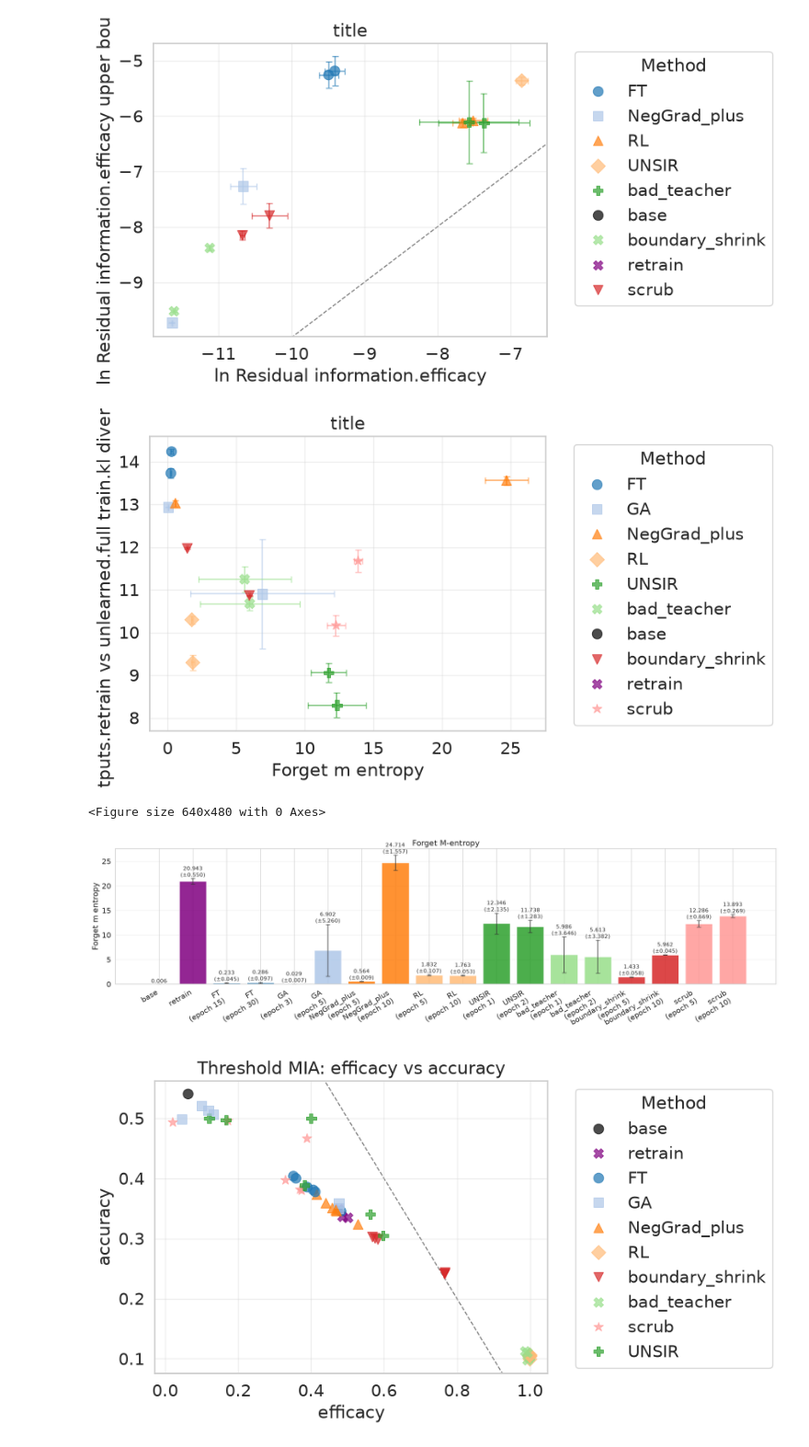
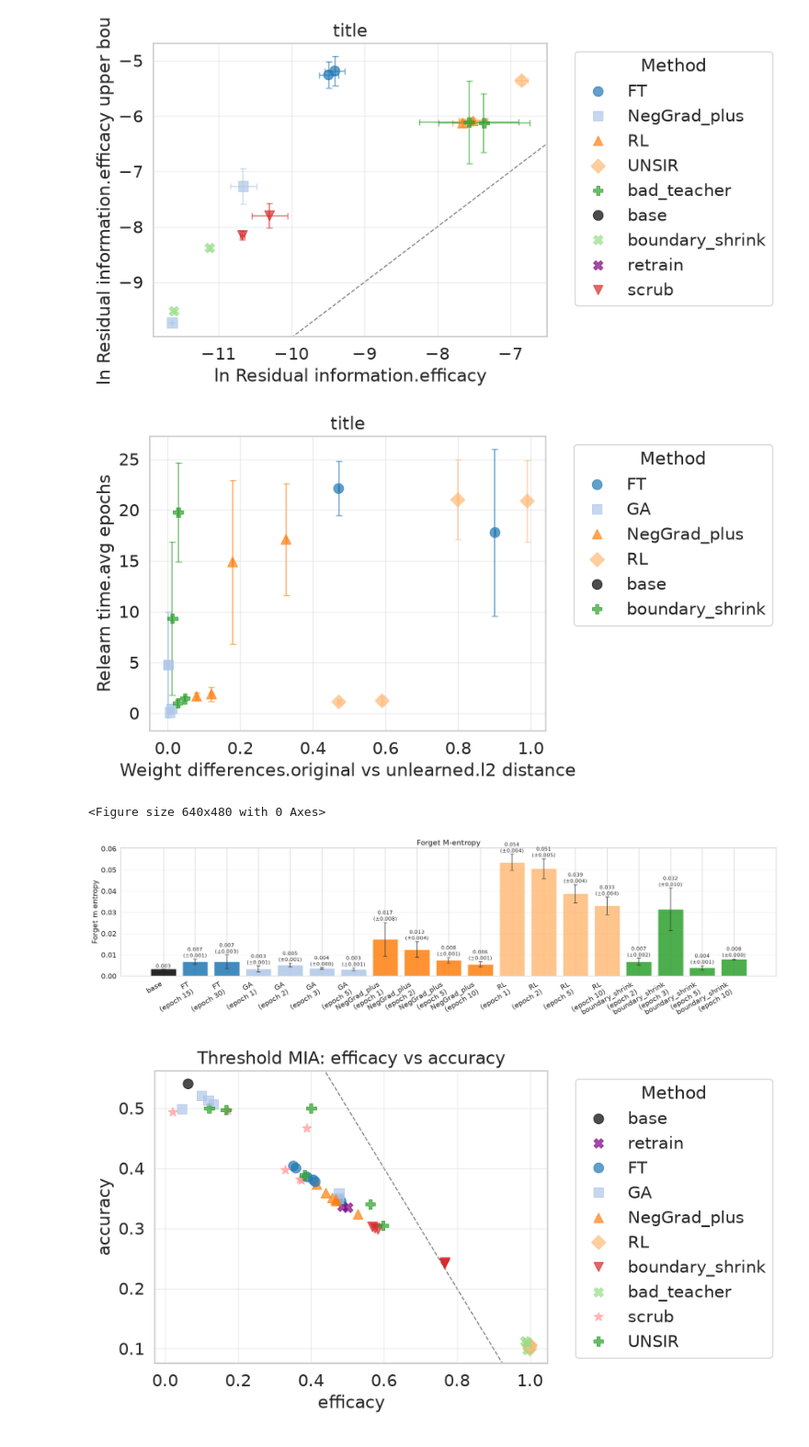
Before and after one commit to probabilistic-adaptation/verifying_unlearning_2026, a Jupyter notebook: visualize_results.ipynb, the cells around one changed output. Shown at 92% size. Cells and saved outputs as stored; diff of their text form; code cells hidden in the pictures.

```diff
--- a/visualize_results.ipynb
+++ b/visualize_results.ipynb
@@ -509,36 +509,36 @@ results_scatterplot(
 # %%
 # outputs.unlearned.forget_vs_test.wasserstein_distance
 # outputs.unlearned.forget_vs_test.ks_statistics
 # methods = ["FT", "NegGrad_plus", "RL", "bad_teacher", "boundary_shrink"]
 # "bad_teacher", "scrub",
 
-results = gather_results("results/seed_4", base=True, retrain=True)
+results = gather_results("results/seed_5", base=True, retrain=False, methods = ["FT", "GA", "NegGrad_plus", "RL", "boundary_shrink"])
 results_scatterplot(
         results,
-        x_metric = "forget_m_entropy",
-        y_metric = "outputs.retrain_vs_unlearned.full_train.kl_divergence",
+        x_metric = "weight_differences.original_vs_unlearned.l2_distance",
+        y_metric = "relearn_time.avg_epochs",
         title = "title",
         # xlabel = x,
         # ylabel = y,
         grouped = True,
         color_by = "method",
         line = 0
         )
 
 results_barplot(
     results,
     "forget_m_entropy",
     title="Forget M-entropy",
     ylabel=None,
     base_color="black",
     retain_color="purple"
     )
 
 # forget_entropy def exposes that something has happened, i.e. model now emits higher entropy outputs. Also useful for comparing against retraining
 # %% [output]
-[figure, old version]
+[figure, new version]
 <Figure size 640x480 with 0 Axes>
-[figure, old version]
+[figure, new version]
 # %%
 results = gather_results("results/seed_4", base=True, retrain=True)
 results_scatterplot(
```
Also changed, not shown: parts of 3 cells of this notebook, 1 other file.
